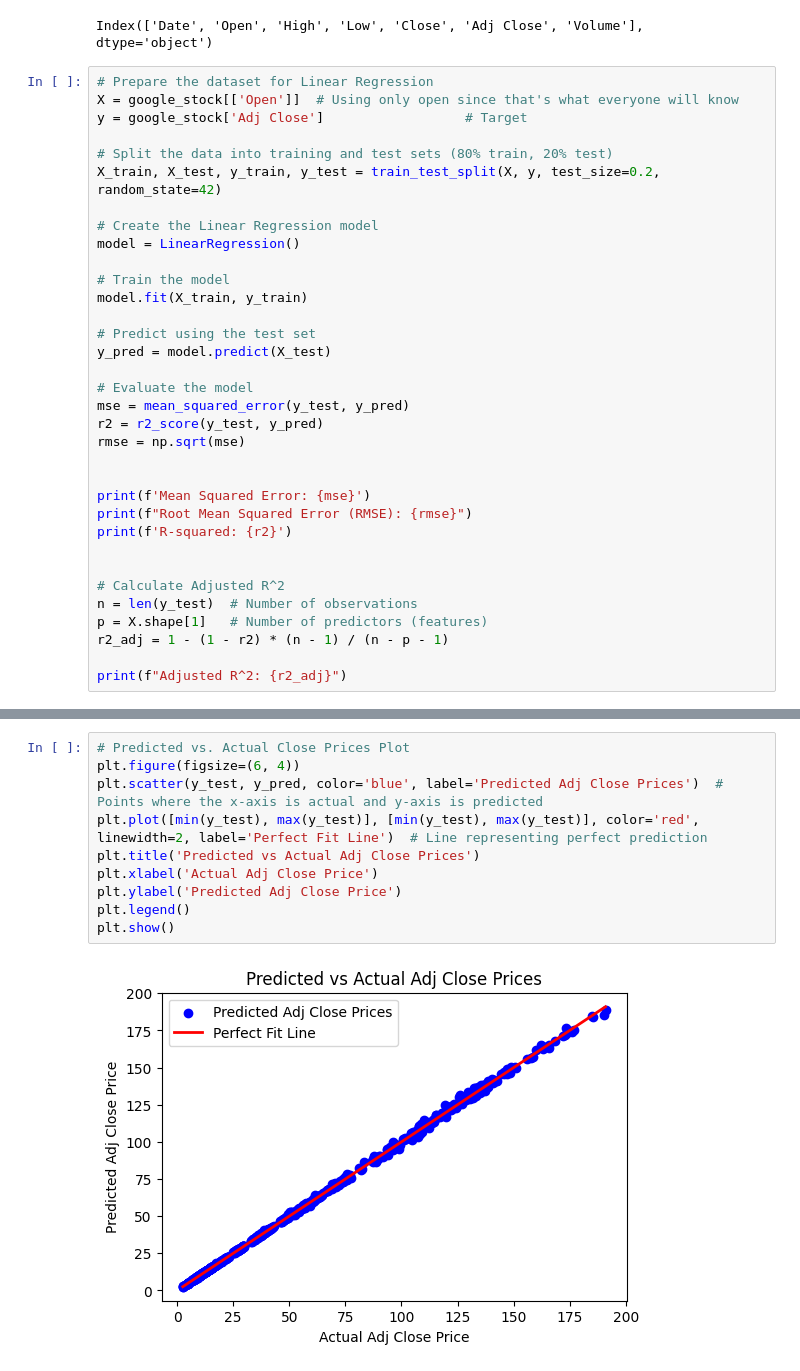
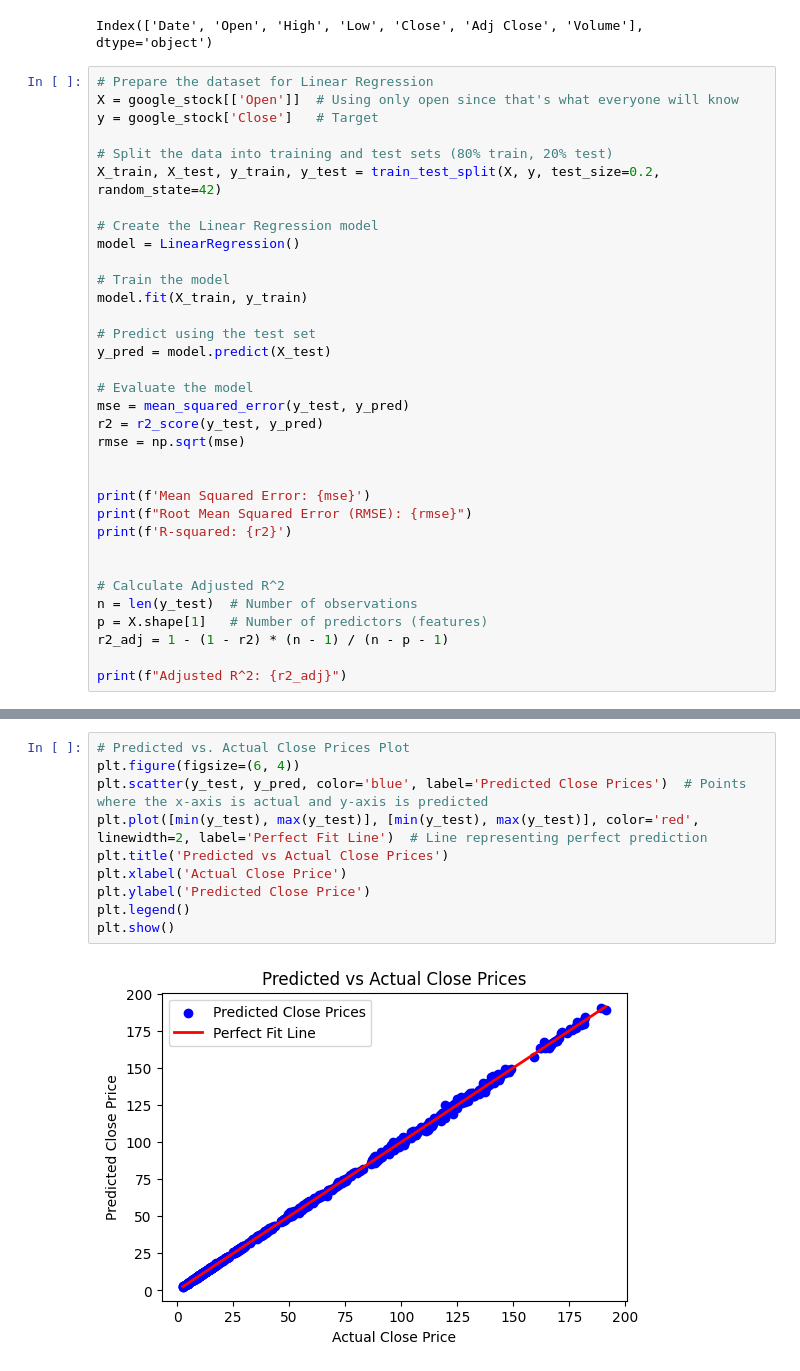
Before and after one commit to jacklinsibiyal/Stock_Prediction, a Jupyter notebook: stock_prediction.ipynb, the cells around one changed output, grey strips where cells are left out. Cells and saved outputs as stored; diff of their text form.

```diff
--- a/stock_prediction.ipynb
+++ b/stock_prediction.ipynb
@@ -79,7 +79,7 @@ Index(['Date', 'Open', 'High', 'Low', 'Close', 'Adj Close', 'Volume'], dtype='ob
 # %%
 # Prepare the dataset for Linear Regression
 X = google_stock[['Open']]  # Using only open since that's what everyone will know
-y = google_stock['Adj Close']                  # Target
+y = google_stock['Close']   # Target
 
 # Split the data into training and test sets (80% train, 20% test)
 X_train, X_test, y_train, y_test = train_test_split(X, y, test_size=0.2, random_state=42)
@@ -139,12 +136,12 @@ plt.show()
 # %%
 # Predicted vs. Actual Close Prices Plot
 plt.figure(figsize=(6, 4))
-plt.scatter(y_test, y_pred, color='blue', label='Predicted Adj Close Prices')  # Points where the x-axis is actual and y-axis is predicted
+plt.scatter(y_test, y_pred, color='blue', label='Predicted Close Prices')  # Points where the x-axis is actual and y-axis is predicted
 plt.plot([min(y_test), max(y_test)], [min(y_test), max(y_test)], color='red', linewidth=2, label='Perfect Fit Line')  # Line representing perfect prediction
-plt.title('Predicted vs Actual Adj Close Prices')
-plt.xlabel('Actual Adj Close Price')
-plt.ylabel('Predicted Adj Close Price')
+plt.title('Predicted vs Actual Close Prices')
+plt.xlabel('Actual Close Price')
+plt.ylabel('Predicted Close Price')
 plt.legend()
 plt.show()
 # %% [output]
-[figure, old version]
+[figure, new version]
```
Also changed, not shown: parts of 13 cells of this notebook, 2 other files.
